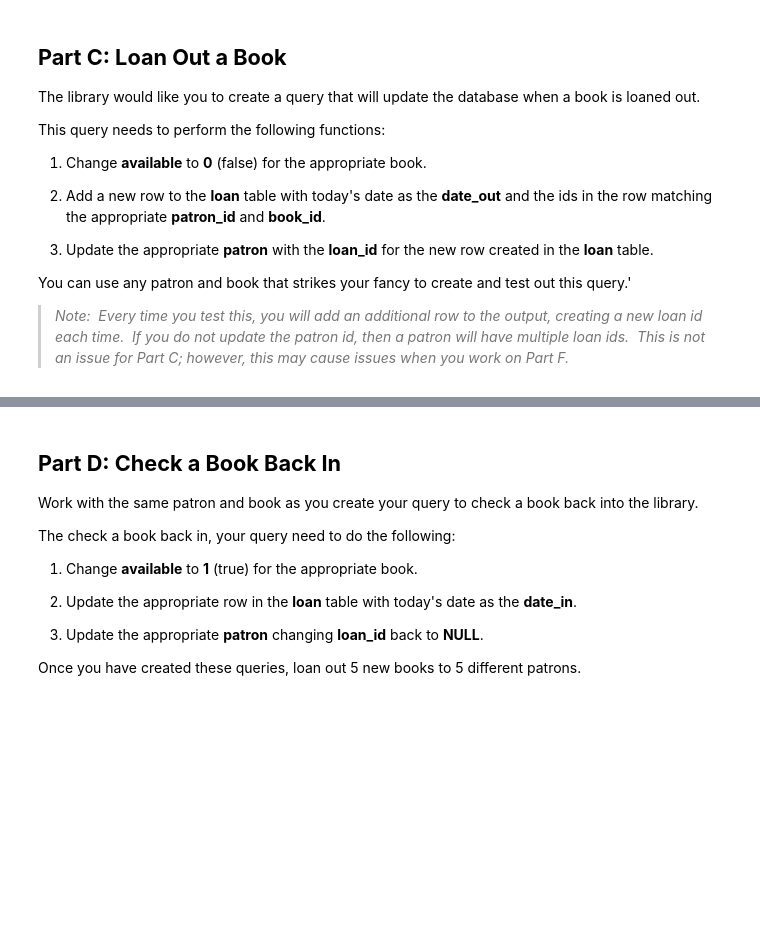
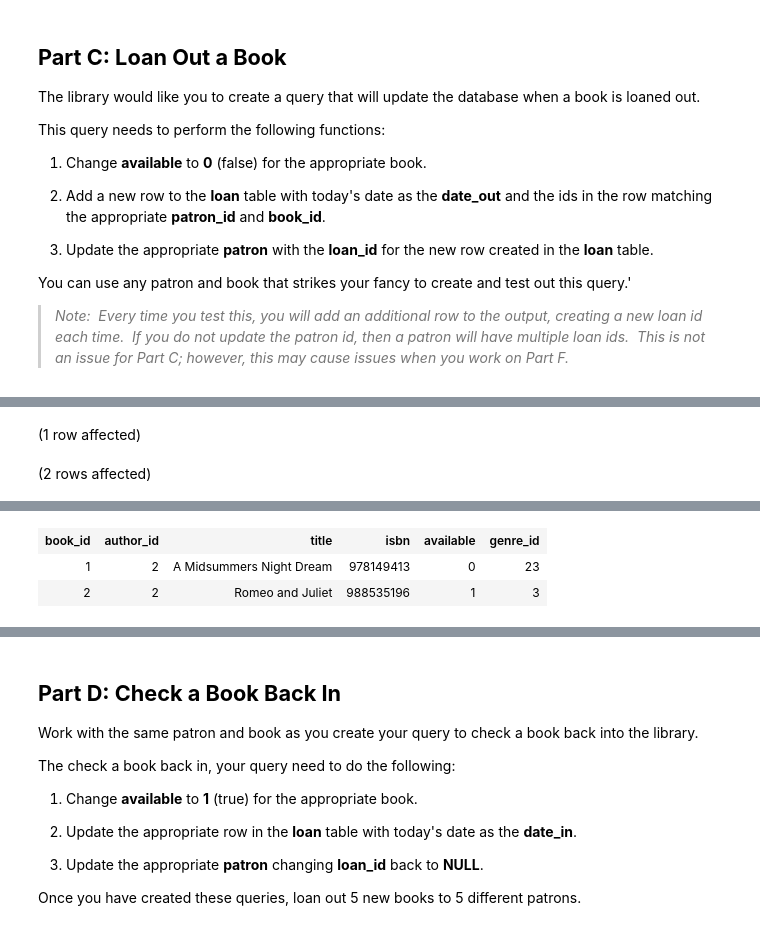
Before and after one commit to e3la/SQL-Part-5-Studio, a Jupyter notebook: Studio.ipynb, the cells around one changed output, grey strips where cells are left out. Saved outputs shown, nothing was run; the diff lists cells and outputs as text; code cells hidden in the pictures; blank space fills up the shorter version.

```diff
--- a/Studio.ipynb
+++ b/Studio.ipynb
@@ -727,0 +733,13 @@ Total execution time: 00:00:00.035
+# %%
+UPDATE helena.book
+SET available = 1
+WHERE book_id = 2;
+
+SELECT top 2 *
+FROM helena.book;
+
+-- this is showing the book with id 2 is not available - available 2 is false
+-- establishing the book as checked out
+# %% [output]
+(1 row affected)
+(2 rows affected)
@@ -727,0 +747,3 @@ Total execution time: 00:00:00.035
+| book_id | author_id | title | isbn | available | genre_id |
+| 1 | 2 | A Midsummers Night Dream | 978149413 | 0 | 23 |
+| 2 | 2 | Romeo and Juliet | 988535196 | 1 | 3 |
```
Also changed, not shown: parts of 13 cells of this notebook.
